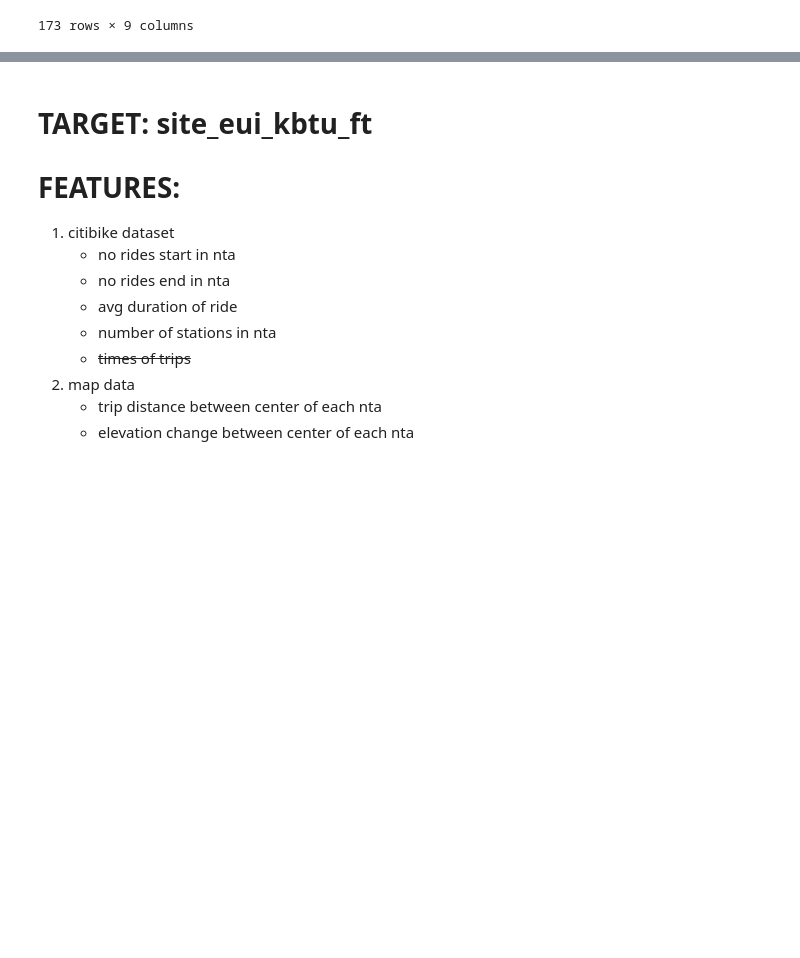
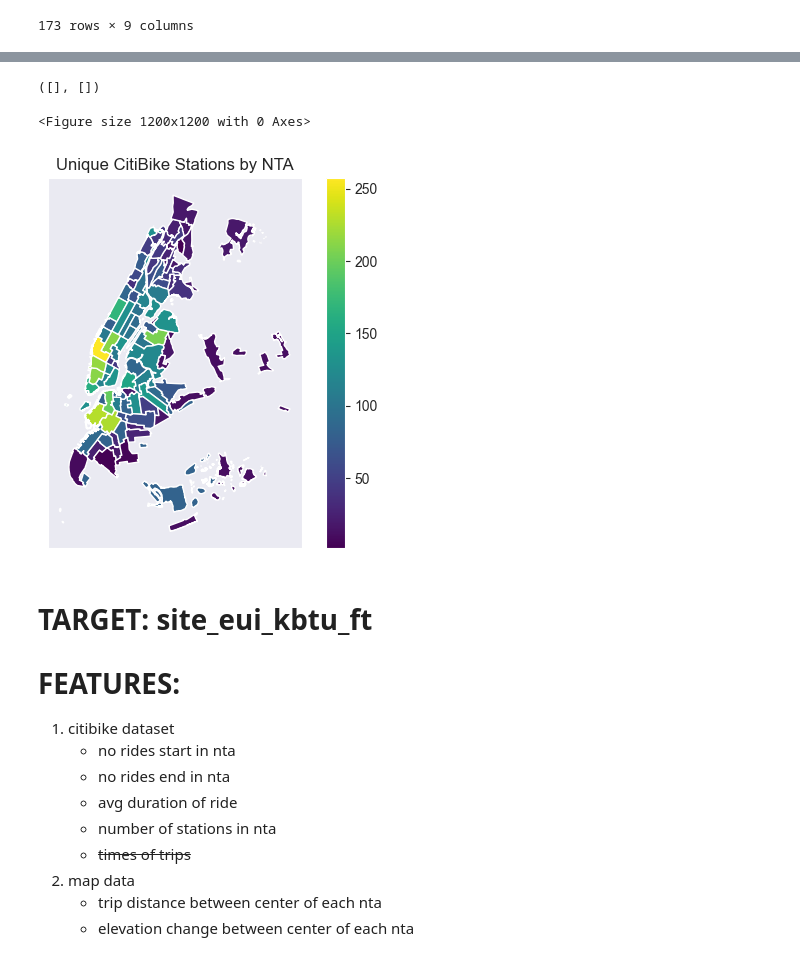
Before and after one commit to nysugfx/lr_final_project, a Jupyter notebook: final_project/playing_with_data.ipynb, the cells around one changed output, grey strips where cells are left out. Cells and saved outputs as stored; diff of their text form; code cells hidden in the pictures; blank space fills up the shorter version.

```diff
--- a/final_project/playing_with_data.ipynb
+++ b/final_project/playing_with_data.ipynb
@@ -331,18 +365,25 @@ NameError: name 'nta_energy_score_df' is not defined
 # %%
 import matplotlib.pyplot as plt
 
 # n rides start in nta
 # n rides that end in nta
 # n rides that start and end in nta
 # avg length of ride
 # most popular rideable type
 # avg distance between start and end
 
 
 nta_stations_count = unique_stations_gdf.groupby('NTACode').size().reset_index()
 plt.figure(figsize=(12, 12))
 stations_by_nta_gdf = nta_geodf.merge(nta_stations_count, on='NTACode', how='left')
-stations_by_nta_gdf.plot(column=0, legend=True)
+stations_by_nta_gdf.plot(column=0, legend=True, cmap='viridis')
+plt.title('Unique CitiBike Stations by NTA')
+plt.xticks([])
+plt.yticks([])
+# %% [output]
+([], [])
+<Figure size 1200x1200 with 0 Axes>
+[figure, added]
 # %% [markdown]
 # TARGET: site_eui_kbtu_ft
 
```
Also changed, not shown: parts of 11 cells of this notebook, 2 other files.
